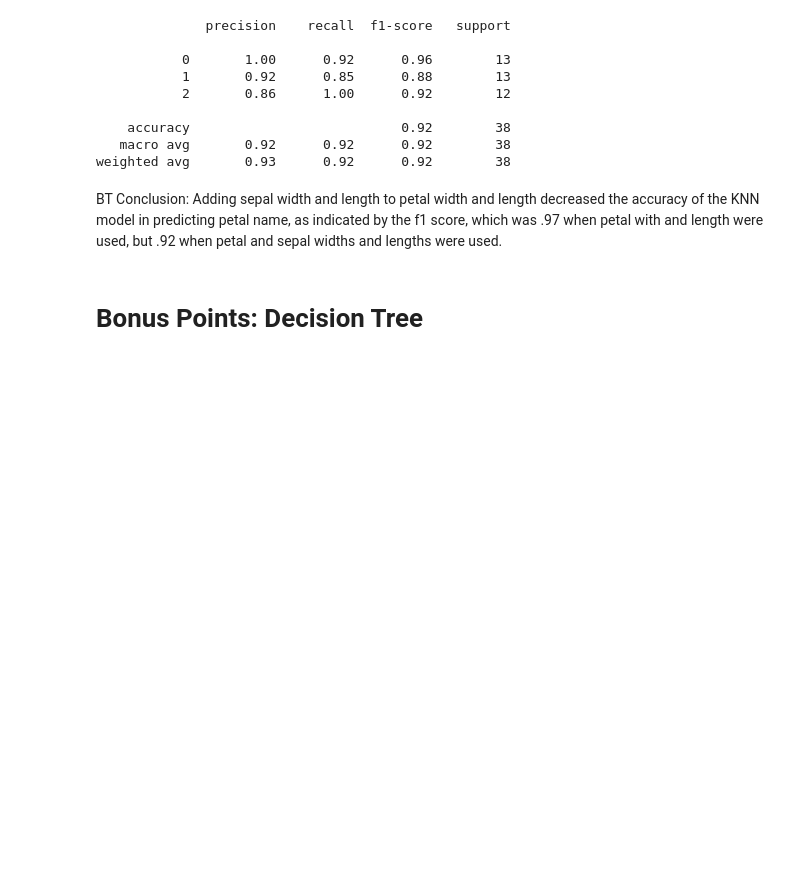
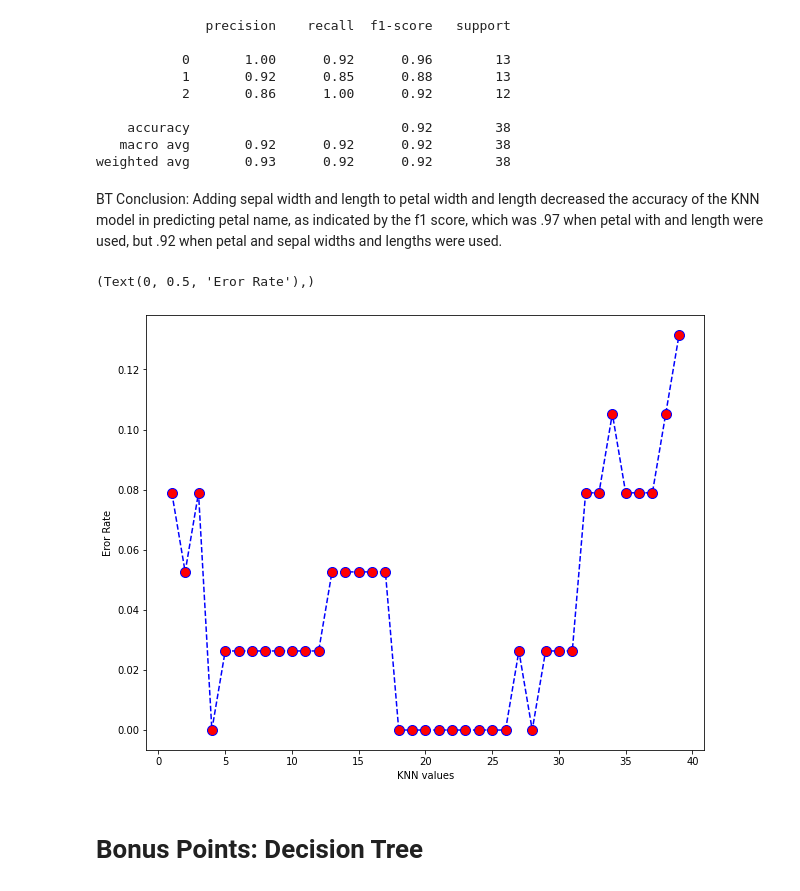
Before and after one commit to tuccib/CUNY-LAG, a Jupyter notebook: Data301_ML_Mid_Term_Test_Bruno_Tucci.ipynb, the cells around one changed output. Drawn from its saved outputs; the diff is of its cells as text; code cells hidden in the pictures; blank space fills up the shorter version.

```diff
--- a/Data301_ML_Mid_Term_Test_Bruno_Tucci.ipynb
+++ b/Data301_ML_Mid_Term_Test_Bruno_Tucci.ipynb
@@ -605,6 +606,21 @@ print(classification_report(y_test6, y_pred6))
 weighted avg       0.93      0.92      0.92        38
 # %% [markdown]
 BT Conclusion: Adding sepal width and length to petal width and length decreased the accuracy of the KNN model in predicting petal name, as indicated by the f1 score, which was .97 when petal with and length were used, but .92 when petal and sepal widths and lengths were used.
+# %%
+error_rate = []
+for i in range(1,40):
+  knn = KNeighborsClassifier(n_neighbors=i)
+  knn.fit(x_train6,y_train6)
+  pred_i = knn.predict(x_test6)
+  error_rate.append(np.mean(pred_i !=y_test6))
+# %%
+plt.figure(figsize=(10,8))
+plt.plot(range(1,40), error_rate, color='blue', linestyle='dashed', marker='o', markerfacecolor='red', markersize =10)
+plt.xlabel('KNN values')
+plt.ylabel('Eror Rate'),
+# %% [output]
+(Text(0, 0.5, 'Eror Rate'),)
+[figure, added]
 # %% [markdown]
 # Bonus Points: Decision Tree
 # %% [markdown]
```
Also changed, not shown: parts of 19 cells of this notebook.
